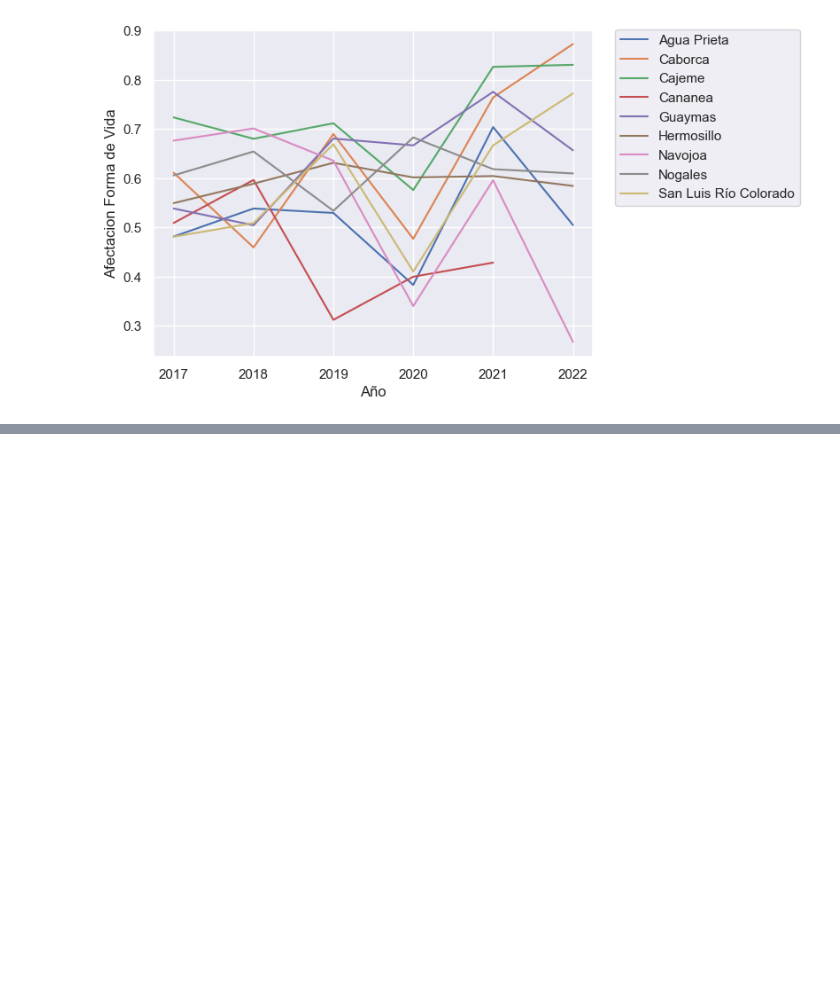
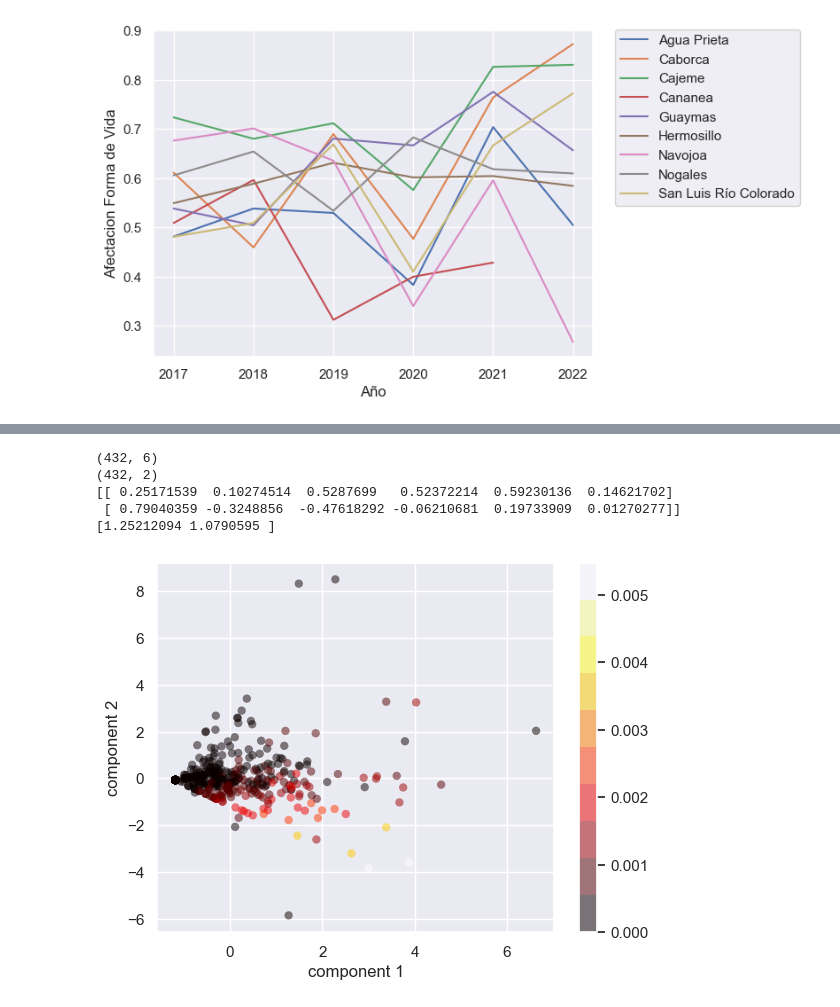
Before and after one commit to osirisizs/Proyecto-Ingenieria-de-Caracteristicas, a Jupyter notebook: Proyecto2_Contando_Historias.ipynb, the cells around one changed output, grey strips where cells are left out. Drawn from its saved outputs; the diff is of its cells as text; code cells hidden in the pictures; blank space fills up the shorter version.

```diff
--- a/Proyecto2_Contando_Historias.ipynb
+++ b/Proyecto2_Contando_Historias.ipynb
@@ -126,0 +132,41 @@ plt.legend(bbox_to_anchor=(1.05, 1), loc='upper left', borderaxespad=0)
+# %%
+inseguridad = seguridad_df[['Abuso sexual', 'Feminicidio', 'Homicidio',
+                            'Narcomenudeo', 'Robo', 'Secuestro']]
+percepcion = seguridad_df[['Tiene Preocupacion', 'Colonia Insegura',
+                           'Municipio Inseguro', 'Estado Inseguro',
+                           'Afectacion Forma de Vida', 'Confianza en Transito',
+                           'Confianza en Policia Mun', 'Confianza en Policia Est',
+                           'Confianza en Guardia Na', 'Confianza en Policia Min',
+                           'Confianza en Ministerio Pub', 'Confianza en Fiscalia G R',
+                           'Confianza en Ejercito', 'Confianza en Marina',
+                           'Confianza en Jueces']]
+
+inseguridad = inseguridad.dropna()
+percepcion = percepcion.dropna()
+# %%
+sns.set()
+
+scaler = StandardScaler()
+ins_norm = scaler.fit_transform(inseguridad)
+
+pca = PCA(2)  # project from 6 to 2 dimensions
+projected = pca.fit_transform(ins_norm)
+print(inseguridad.shape)
+print(projected.shape)
+print(pca.components_)
+print(pca.explained_variance_)
+# %% [output]
+(432, 6)
+(432, 2)
+[[ 0.25171539  0.10274514  0.5287699   0.52372214  0.59230136  0.14621702]
+ [ 0.79040359 -0.3248856  -0.47618292 -0.06210681  0.19733909  0.01270277]]
+[1.25212094 1.0790595 ]
+# %%
+plt.scatter(projected[:, 0], projected[:, 1],
+            c=inseguridad.Homicidio, edgecolor='none', alpha=0.5,
+            cmap=plt.cm.get_cmap('hot', 10))
+plt.xlabel('component 1')
+plt.ylabel('component 2')
+plt.colorbar();
+# %% [output]
+[figure, added]
```
Also changed, not shown: parts of 4 cells of this notebook.
